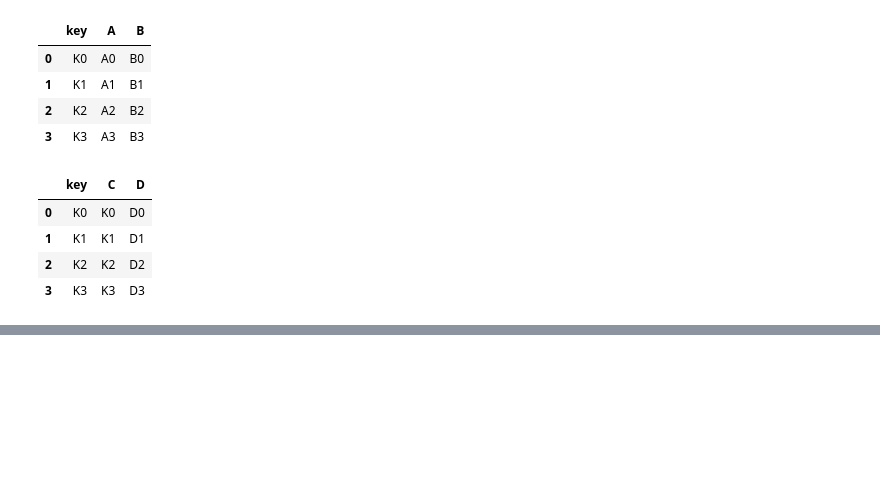
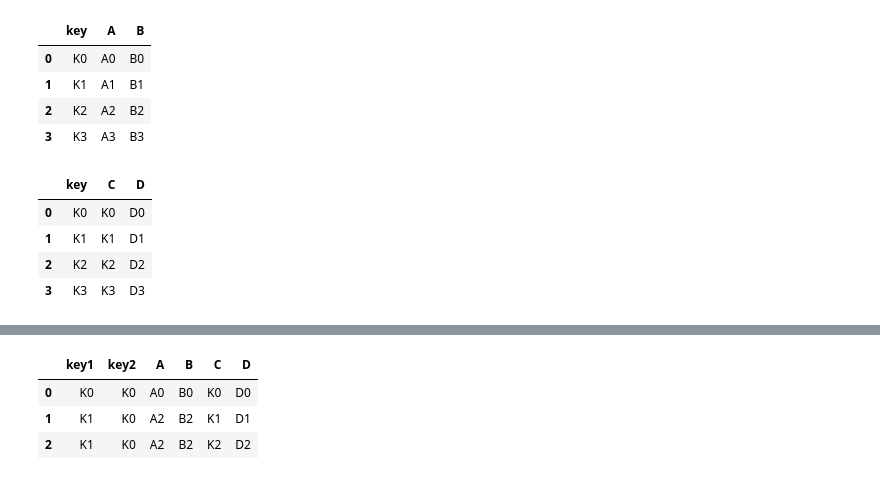
Before and after one commit to Malinda1/machine-learning_course_01, a Jupyter notebook: pandas_for_data_anlysis/pandas.ipynb, the cells around one changed output, grey strips where cells are left out. Drawn from its saved outputs; the diff is of its cells as text; code cells hidden in the pictures; blank space fills up the shorter version.

```diff
--- a/pandas_for_data_anlysis/pandas.ipynb
+++ b/pandas_for_data_anlysis/pandas.ipynb
@@ -662,0 +701,7 @@ right
+# %%
+pd.merge(left, right, on = ['key1', 'key2'])
+# %% [output]
+|  | key1 | key2 | A | B | C | D |
+| 0 | K0 | K0 | A0 | B0 | K0 | D0 |
+| 1 | K1 | K0 | A2 | B2 | K1 | D1 |
+| 2 | K1 | K0 | A2 | B2 | K2 | D2 |
```
Also changed, not shown: parts of 6 cells of this notebook.
